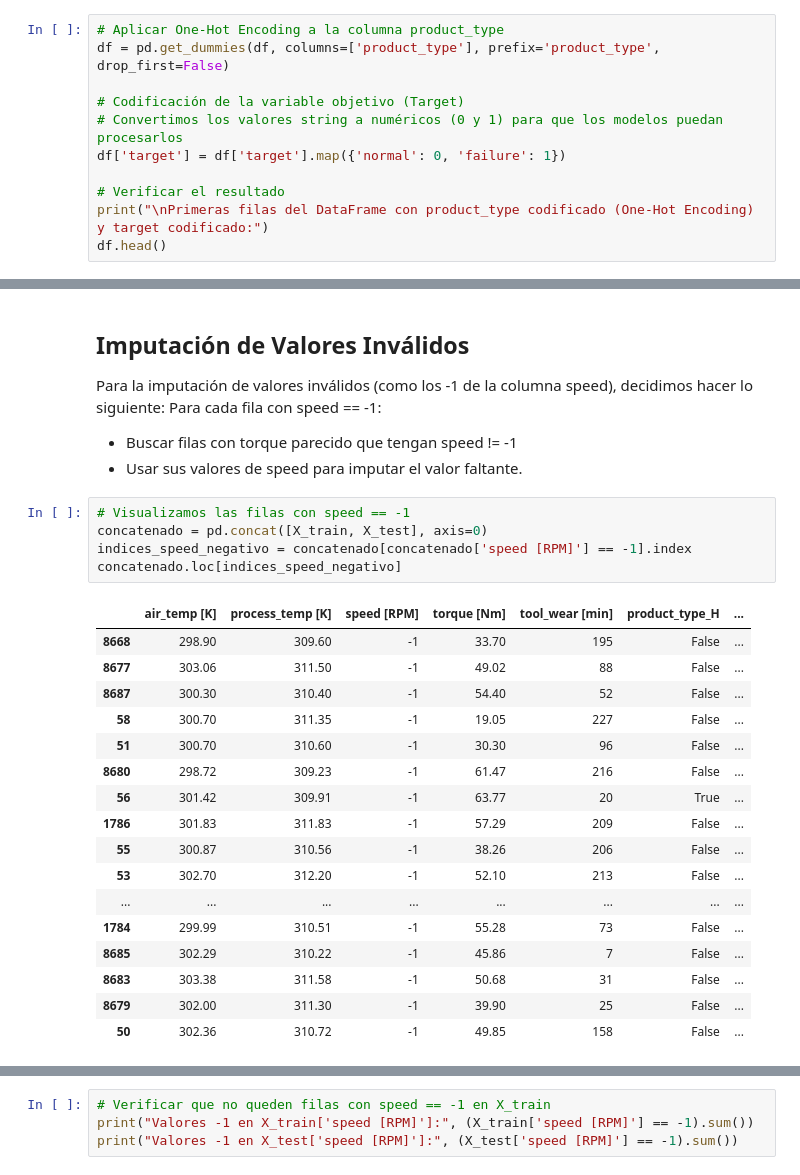
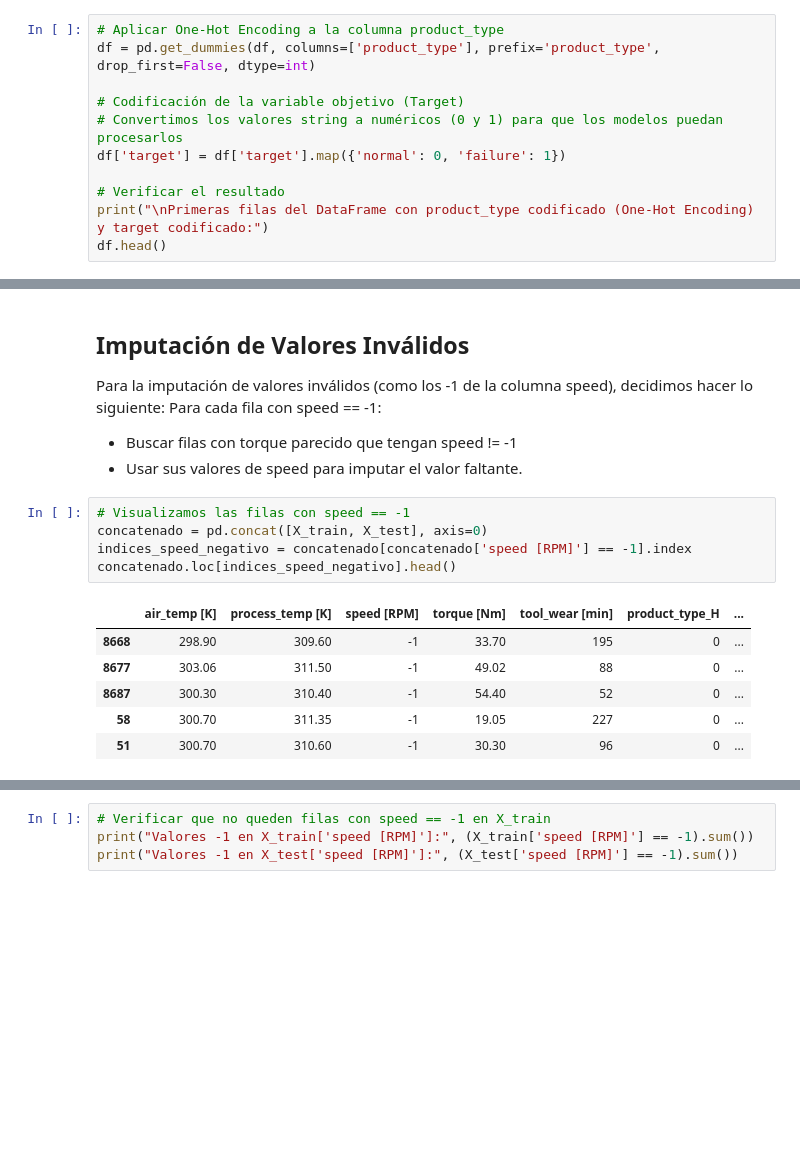
Before and after one commit to gonzag8/TP-Ciencia-de-Datos, a Jupyter notebook: Core/tp_cdd.ipynb, the cells around one changed output, grey strips where cells are left out. Drawn from its saved outputs; the diff is of its cells as text; blank space fills up the shorter version.

```diff
--- a/Core/tp_cdd.ipynb
+++ b/Core/tp_cdd.ipynb
@@ -661,7 +770,7 @@ df = df.drop(columns=['idx', 'parent_device_id'])
 ### Codificación de Columnas Categóricas
 # %%
 # Aplicar One-Hot Encoding a la columna product_type
-df = pd.get_dummies(df, columns=['product_type'], prefix='product_type', drop_first=False)
+df = pd.get_dummies(df, columns=['product_type'], prefix='product_type', drop_first=False, dtype=int)
 
 # Codificación de la variable objetivo (Target)
 # Convertimos los valores string a numéricos (0 y 1) para que los modelos puedan procesarlos
@@ -761,23 +870,12 @@ Para cada fila con speed == -1:
 # %%
 # Visualizamos las filas con speed == -1
 concatenado = pd.concat([X_train, X_test], axis=0)
 indices_speed_negativo = concatenado[concatenado['speed [RPM]'] == -1].index
-concatenado.loc[indices_speed_negativo]
+concatenado.loc[indices_speed_negativo].head()
 # %% [output]
 |  | air_temp [K] | process_temp [K] | speed [RPM] | torque [Nm] | tool_wear [min] | product_type_H | ... |
-| 8668 | 298.90 | 309.60 | -1 | 33.70 | 195 | False | ... |
-| 8677 | 303.06 | 311.50 | -1 | 49.02 | 88 | False | ... |
-| 8687 | 300.30 | 310.40 | -1 | 54.40 | 52 | False | ... |
-| 58 | 300.70 | 311.35 | -1 | 19.05 | 227 | False | ... |
-| 51 | 300.70 | 310.60 | -1 | 30.30 | 96 | False | ... |
-| 8680 | 298.72 | 309.23 | -1 | 61.47 | 216 | False | ... |
-| 56 | 301.42 | 309.91 | -1 | 63.77 | 20 | True | ... |
-| 1786 | 301.83 | 311.83 | -1 | 57.29 | 209 | False | ... |
-| 55 | 300.87 | 310.56 | -1 | 38.26 | 206 | False | ... |
-| 53 | 302.70 | 312.20 | -1 | 52.10 | 213 | False | ... |
-| ... | ... | ... | ... | ... | ... | ... | ... |
-| 1784 | 299.99 | 310.51 | -1 | 55.28 | 73 | False | ... |
-| 8685 | 302.29 | 310.22 | -1 | 45.86 | 7 | False | ... |
-| 8683 | 303.38 | 311.58 | -1 | 50.68 | 31 | False | ... |
-| 8679 | 302.00 | 311.30 | -1 | 39.90 | 25 | False | ... |
-| 50 | 302.36 | 310.72 | -1 | 49.85 | 158 | False | ... |
+| 8668 | 298.90 | 309.60 | -1 | 33.70 | 195 | 0 | ... |
+| 8677 | 303.06 | 311.50 | -1 | 49.02 | 88 | 0 | ... |
+| 8687 | 300.30 | 310.40 | -1 | 54.40 | 52 | 0 | ... |
+| 58 | 300.70 | 311.35 | -1 | 19.05 | 227 | 0 | ... |
+| 51 | 300.70 | 310.60 | -1 | 30.30 | 96 | 0 | ... |
```
Also changed, not shown: parts of 30 cells of this notebook.
